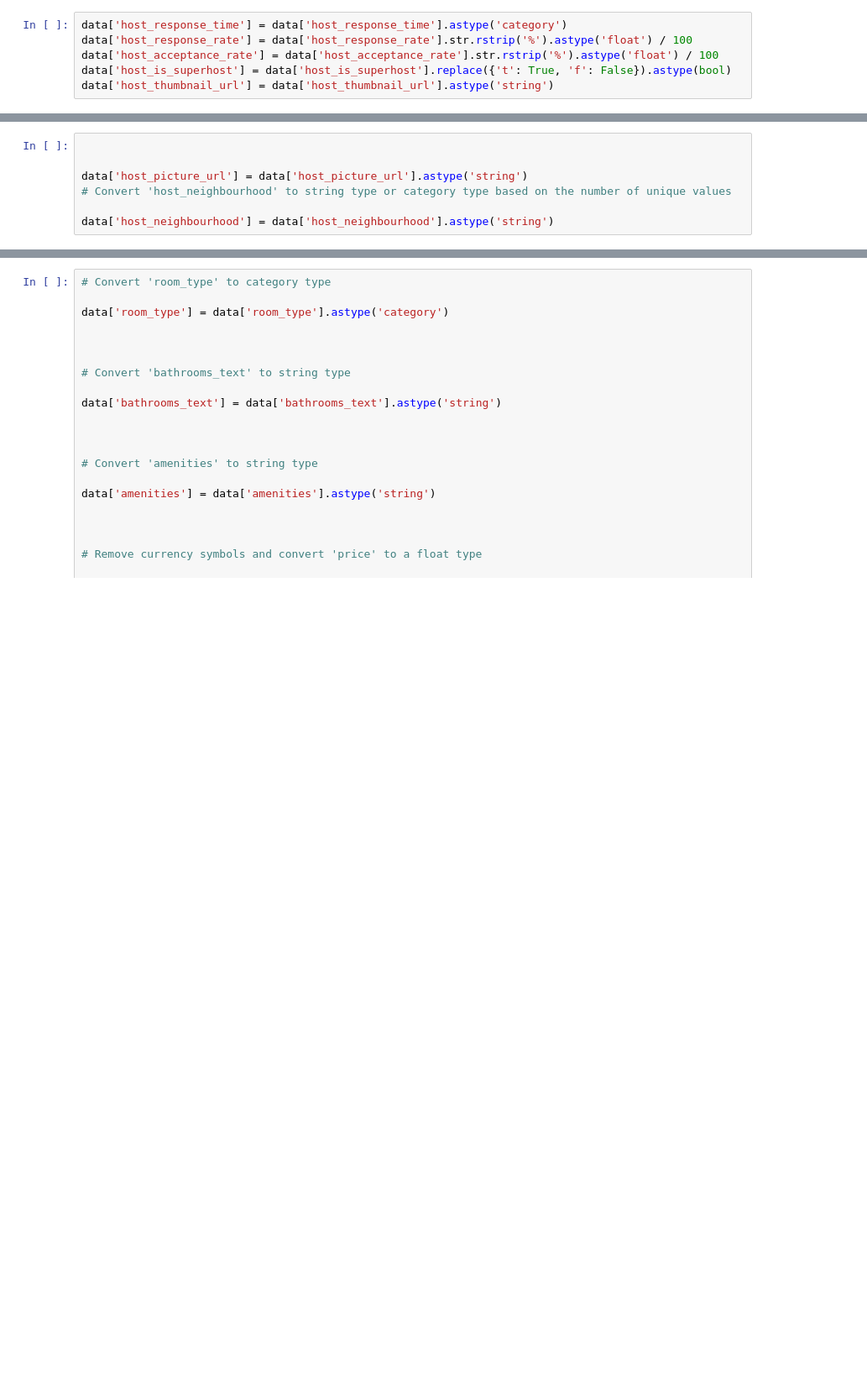
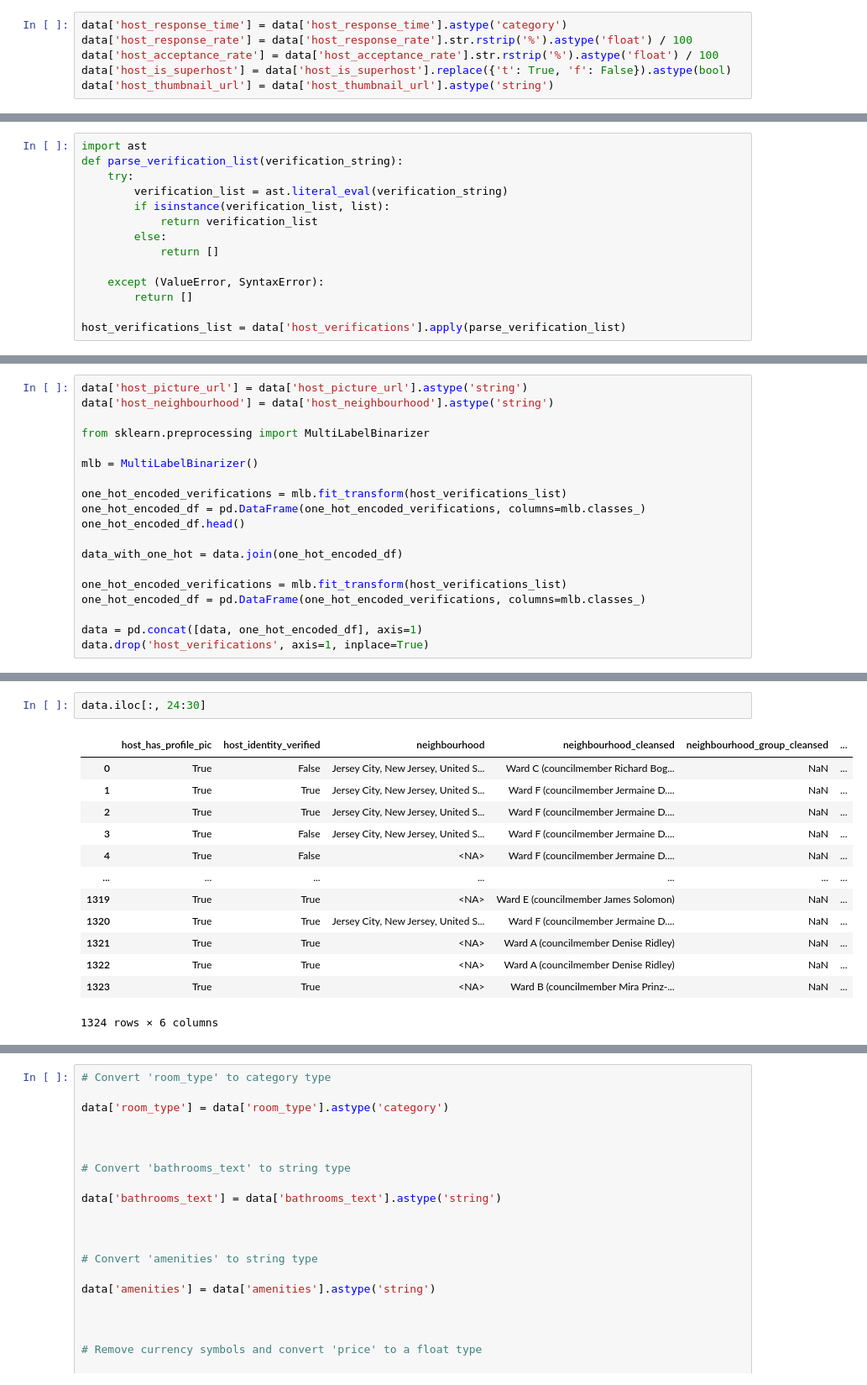
Before and after one commit to KaroIex/New-Jersey, a Jupyter notebook: New Jersey.ipynb, the cells around one changed output, grey strips where cells are left out. Shown at 84% size. Cells and saved outputs as stored; diff of their text form; blank space fills up the shorter version.

```diff
--- a/New Jersey.ipynb
+++ b/New Jersey.ipynb
@@ -253,0 +300,14 @@ data['host_thumbnail_url'] = data['host_thumbnail_url'].astype('string')
+# %%
+import ast
+def parse_verification_list(verification_string):
+    try:
+        verification_list = ast.literal_eval(verification_string)
+        if isinstance(verification_list, list):
+            return verification_list
+        else:
+            return []
+
+    except (ValueError, SyntaxError):
+        return []
+
+host_verifications_list = data['host_verifications'].apply(parse_verification_list)
@@ -254 +333,20 @@ data['host_thumbnail_url'] = data['host_thumbnail_url'].astype('string')
+# %%
+data['host_picture_url'] = data['host_picture_url'].astype('string')
+data['host_neighbourhood'] = data['host_neighbourhood'].astype('string')
+
+from sklearn.preprocessing import MultiLabelBinarizer
+
+mlb = MultiLabelBinarizer()
+
+one_hot_encoded_verifications = mlb.fit_transform(host_verifications_list)
+one_hot_encoded_df = pd.DataFrame(one_hot_encoded_verifications, columns=mlb.classes_)
+one_hot_encoded_df.head()
+
+data_with_one_hot = data.join(one_hot_encoded_df)
+
+one_hot_encoded_verifications = mlb.fit_transform(host_verifications_list)
+one_hot_encoded_df = pd.DataFrame(one_hot_encoded_verifications, columns=mlb.classes_)
+
+data = pd.concat([data, one_hot_encoded_df], axis=1)
+data.drop('host_verifications', axis=1, inplace=True)
 # %%
@@ -269,7 +368,16 @@ Length: 75, dtype: object
-# %%
-
-
-data['host_picture_url'] = data['host_picture_url'].astype('string')
-# Convert 'host_neighbourhood' to string type or category type based on the number of unique values
-
-data['host_neighbourhood'] = data['host_neighbourhood'].astype('string')
+# %%
+data.iloc[:, 24:30]
+# %% [output]
+|  | host_has_profile_pic | host_identity_verified | neighbourhood | neighbourhood_cleansed | neighbourhood_group_cleansed | ... |
+| 0 | True | False | Jersey City, New Jersey, United S... | Ward C (councilmember Richard Bog... | NaN | ... |
+| 1 | True | True | Jersey City, New Jersey, United S... | Ward F (councilmember Jermaine D.... | NaN | ... |
+| 2 | True | True | Jersey City, New Jersey, United S... | Ward F (councilmember Jermaine D.... | NaN | ... |
+| 3 | True | False | Jersey City, New Jersey, United S... | Ward F (councilmember Jermaine D.... | NaN | ... |
+| 4 | True | False | <NA> | Ward F (councilmember Jermaine D.... | NaN | ... |
+| ... | ... | ... | ... | ... | ... | ... |
+| 1319 | True | True | <NA> | Ward E (councilmember James Solomon) | NaN | ... |
+| 1320 | True | True | Jersey City, New Jersey, United S... | Ward F (councilmember Jermaine D.... | NaN | ... |
+| 1321 | True | True | <NA> | Ward A (councilmember Denise Ridley) | NaN | ... |
+| 1322 | True | True | <NA> | Ward A (councilmember Denise Ridley) | NaN | ... |
+| 1323 | True | True | <NA> | Ward B (councilmember Mira Prinz-... | NaN | ... |
+1324 rows × 6 columns
```
Also changed, not shown: parts of 10 cells of this notebook.
